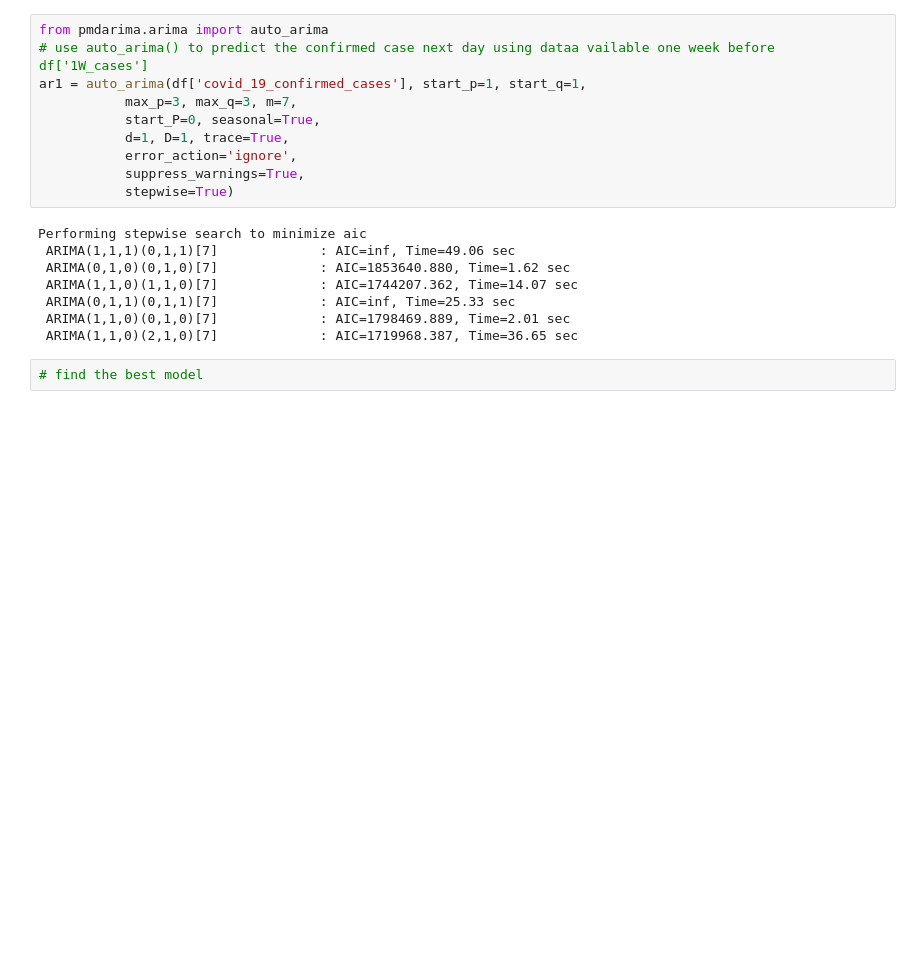
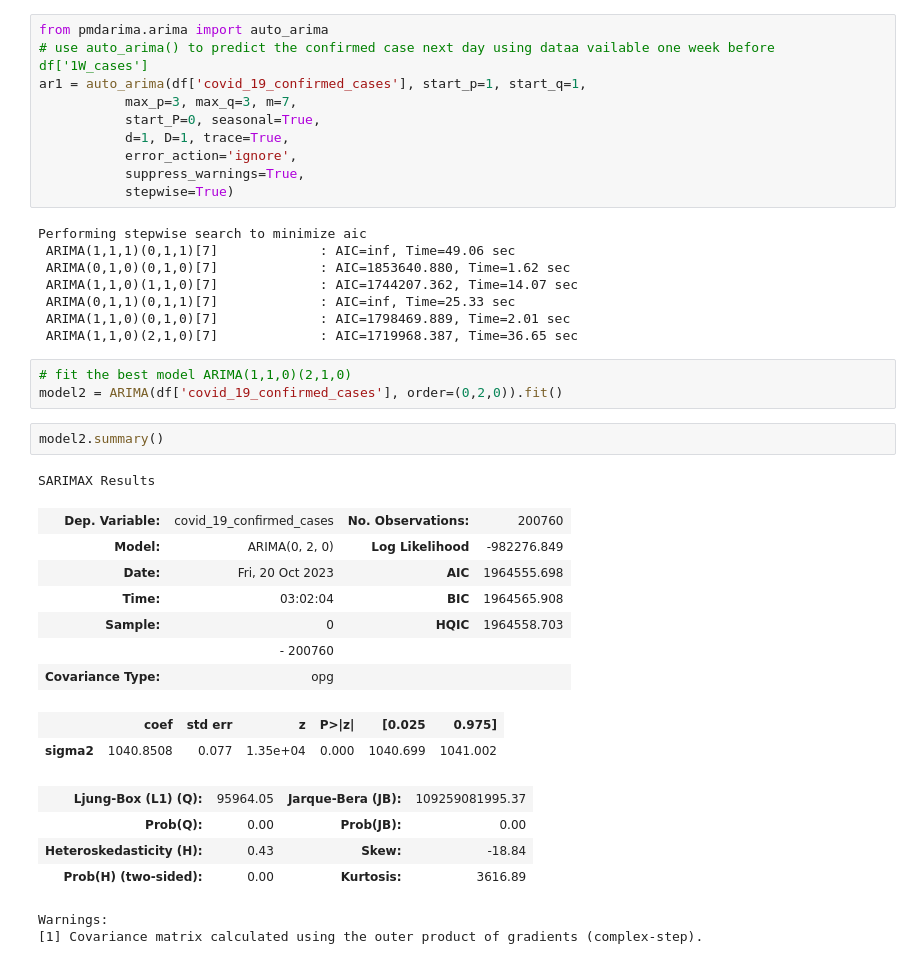
Before and after one commit to zshi719/LTV_DataSci_Capstone_Project, a Jupyter notebook: ARIMA.ipynb, the cells around one changed output. Saved outputs shown, nothing was run; the diff lists cells and outputs as text; blank space fills up the shorter version.

```diff
--- a/ARIMA.ipynb
+++ b/ARIMA.ipynb
@@ -118,5 +81,25 @@ Performing stepwise search to minimize aic
  ARIMA(0,1,1)(0,1,1)[7]             : AIC=inf, Time=25.33 sec
  ARIMA(1,1,0)(0,1,0)[7]             : AIC=1798469.889, Time=2.01 sec
  ARIMA(1,1,0)(2,1,0)[7]             : AIC=1719968.387, Time=36.65 sec
-# %%
-# find the best model
+# %%
+# fit the best model ARIMA(1,1,0)(2,1,0)
+model2 = ARIMA(df['covid_19_confirmed_cases'], order=(0,2,0)).fit()
+# %%
+model2.summary()
+# %% [output]
+SARIMAX Results
+| Dep. Variable: | covid_19_confirmed_cases | No. Observations: | 200760 |
+| Model: | ARIMA(0, 2, 0) | Log Likelihood | -982276.849 |
+| Date: | Fri, 20 Oct 2023 | AIC | 1964555.698 |
+| Time: | 03:02:04 | BIC | 1964565.908 |
+| Sample: | 0 | HQIC | 1964558.703 |
+|  | - 200760 |  |  |
+| Covariance Type: | opg |  |  |
+|  | coef | std err | z | P>|z| | [0.025 | 0.975] |
+| sigma2 | 1040.8508 | 0.077 | 1.35e+04 | 0.000 | 1040.699 | 1041.002 |
+| Ljung-Box (L1) (Q): | 95964.05 | Jarque-Bera (JB): | 109259081995.37 |
+| Prob(Q): | 0.00 | Prob(JB): | 0.00 |
+| Heteroskedasticity (H): | 0.43 | Skew: | -18.84 |
+| Prob(H) (two-sided): | 0.00 | Kurtosis: | 3616.89 |
+Warnings:
+[1] Covariance matrix calculated using the outer product of gradients (complex-step).
```
Also changed, not shown: parts of 12 cells of this notebook.
